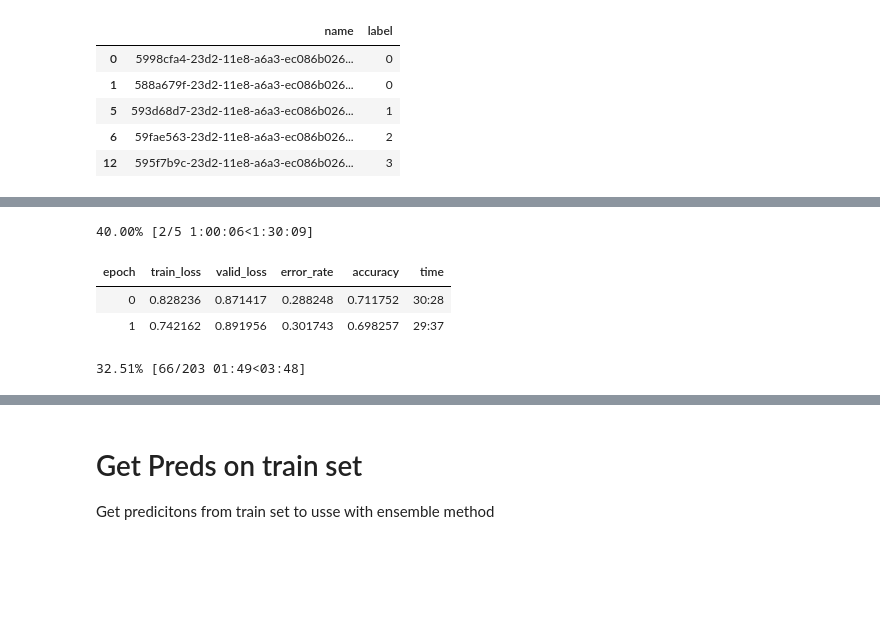
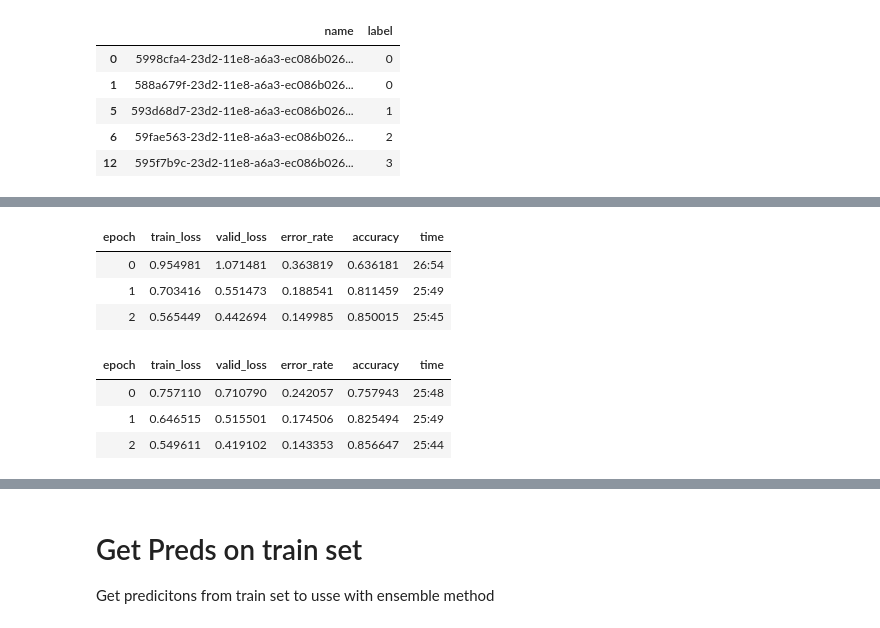
Before and after one commit to ShaunSpinelli/kaggle, a Jupyter notebook: iwildcam2019/iwildfastaibaseline.ipynb, the cells around one changed output, grey strips where cells are left out. Saved outputs shown, nothing was run; the diff lists cells and outputs as text; code cells hidden in the pictures; blank space fills up the shorter version.

```diff
--- a/iwildcam2019/iwildfastaibaseline.ipynb
+++ b/iwildcam2019/iwildfastaibaseline.ipynb
@@ -32,3 +12,5 @@ PATH = Path("../input/iwildcam-2019-fgvc6")
+# %%
+PATH = Path("/home/ubuntu/data")
 # %%
 df = pd.read_csv(PATH/"train.csv")
 # %%
@@ -74,5 +56,7 @@ train_df.head()
 | 5 | 593d68d7-23d2-11e8-a6a3-ec086b026... | 1 |
 | 6 | 59fae563-23d2-11e8-a6a3-ec086b026... | 2 |
 | 12 | 595f7b9c-23d2-11e8-a6a3-ec086b026... | 3 |
+# %%
+trans = get_transforms(max_zoom=1)
 # %%
-data = ImageDataBunch.from_df(PATH, train_df, "train_images", size=448, bs=64)
+data = ImageDataBunch.from_df(PATH, train_df, "train", size=448, bs=64, ds_tfms=trans)
@@ -81,4 +67,4 @@ from fastai.metrics import error_rate, accuracy
 from fastai.vision import models
 from fastai.vision import learner
 # %%
-learn = learner.create_cnn(data, models.resnet34, metrics=[error_rate,accuracy], model_dir='/tmp/models').to_fp16()
+learn = learner.create_cnn(data, models.resnet34, metrics=[error_rate,accuracy]).to_fp16()
@@ -91,8 +80,7 @@ Downloading: "https://download.pytorch.org/models/resnet34-333f7ec4.pth" to /tmp
 # %%
-learn.fit_one_cycle(5,1e-2)
+learn.fit_one_cycle(3,1e-2)
 # %% [output]
-40.00% [2/5 1:00:06<1:30:09]
 | epoch | train_loss | valid_loss | error_rate | accuracy | time |
-| 0 | 0.828236 | 0.871417 | 0.288248 | 0.711752 | 30:28 |
-| 1 | 0.742162 | 0.891956 | 0.301743 | 0.698257 | 29:37 |
+| 0 | 0.954981 | 1.071481 | 0.363819 | 0.636181 | 26:54 |
+| 1 | 0.703416 | 0.551473 | 0.188541 | 0.811459 | 25:49 |
+| 2 | 0.565449 | 0.442694 | 0.149985 | 0.850015 | 25:45 |
-32.51% [66/203 01:49<03:48]
@@ -98,0 +89,7 @@ learn.fit_one_cycle(5,1e-2)
+# %%
+learn.fit_one_cycle(3,1e-2)
+# %% [output]
+| epoch | train_loss | valid_loss | error_rate | accuracy | time |
+| 0 | 0.757110 | 0.710790 | 0.242057 | 0.757943 | 25:48 |
+| 1 | 0.646515 | 0.515501 | 0.174506 | 0.825494 | 25:49 |
+| 2 | 0.549611 | 0.419102 | 0.143353 | 0.856647 | 25:44 |
```
Also changed, not shown: parts of 28 cells of this notebook, 2 other files.
